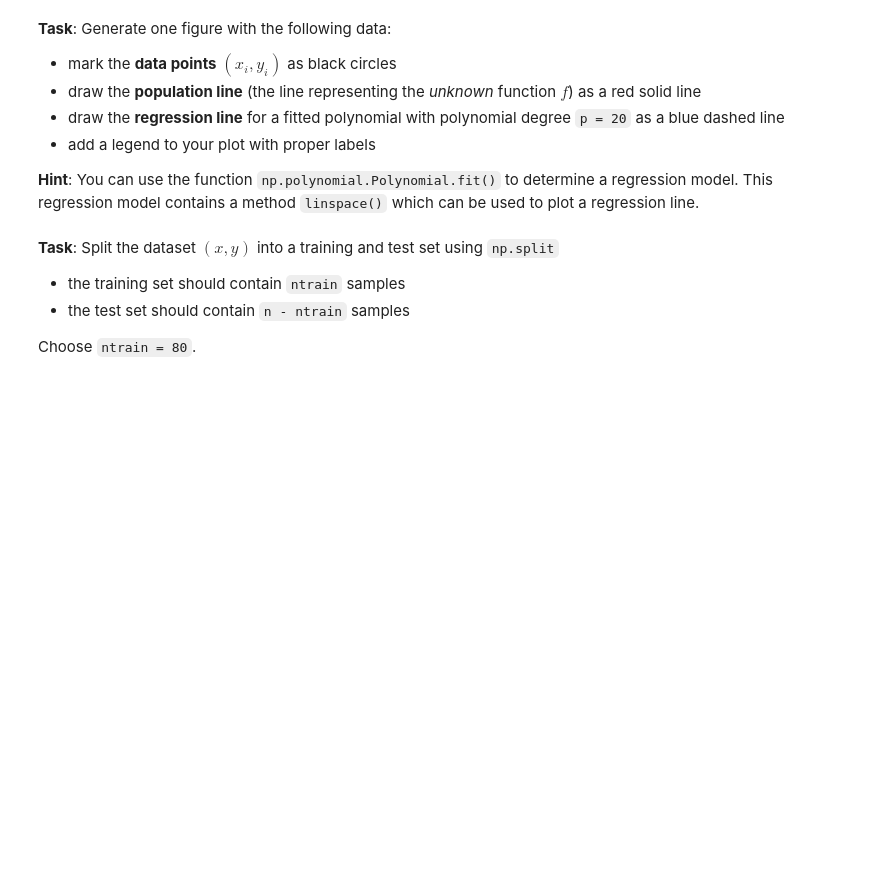
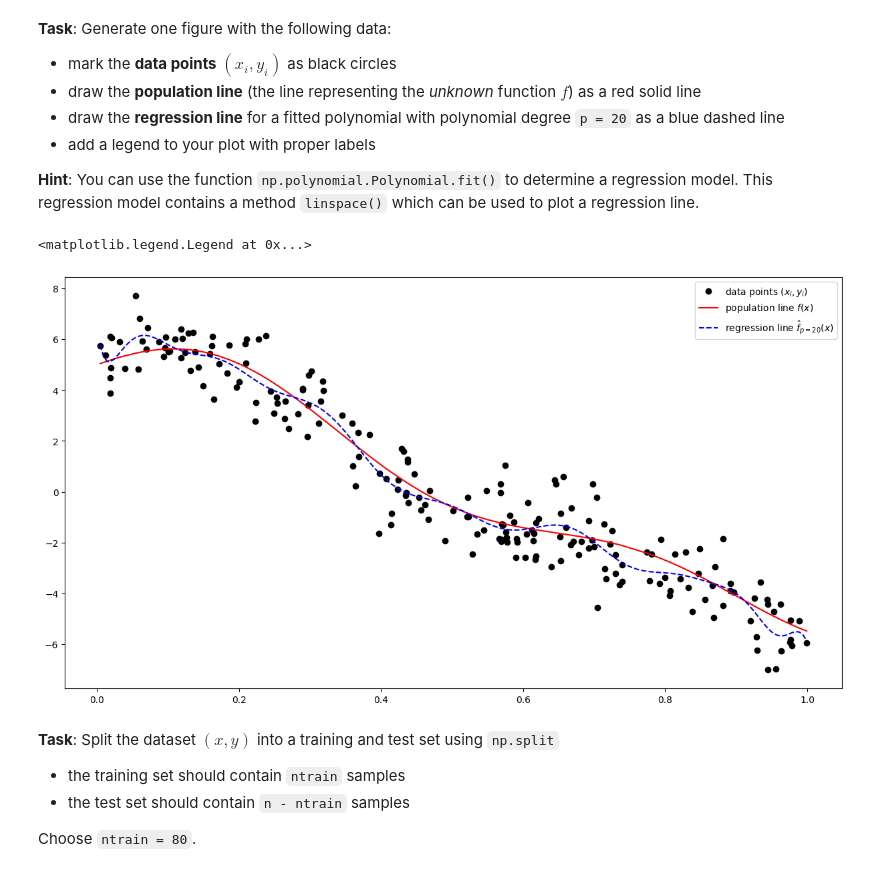
Before and after one commit to Sebphil18/introduction_to_data_science, a Jupyter notebook: exercise3/problem1.ipynb, the cells around one changed output. Saved outputs shown, nothing was run; the diff lists cells and outputs as text; code cells hidden in the pictures; blank space fills up the shorter version.

```diff
--- a/exercise3/problem1.ipynb
+++ b/exercise3/problem1.ipynb
@@ -156,3 +182,7 @@ raise NotImplementedError()
+# %%
+import numpy as np
+
+f = lambda x: np.sin(10*x) + 5 * np.cos(3*x)
 # %%
 assert(np.abs(f(np.pi)+5) < 1e-8)
 assert(np.abs(f(np.pi/2)) < 1e-8)
@@ -162,10 +192,8 @@ assert(np.abs(f(np.pi/2)) < 1e-8)
 # %%
 # Set random seed to make random variables 'predictable'
 np.random.seed(0)
-
-# Generate uniformly distributed data samples over [0,1)
-# YOUR CODE HERE
-raise NotImplementedError()
+n = 200
+x = np.random.uniform(0, 1, n)
 # %%
 assert n == 200
 assert x.shape == (200,)
@@ -185,3 +210,8 @@ raise NotImplementedError()
+# %%
+# YOUR CODE HERE
+eta = np.random.normal(loc=0, scale=1, size=(200))
+epsilon = 1
+y = f(x) + eta * epsilon
 # %%
 assert y.shape == (200,)
 # This cell contains hidden tests. Don't remove it!
@@ -204,3 +226,21 @@ raise NotImplementedError()
+# %%
+import matplotlib.pyplot as plt
+from numpy import polynomial
+
+plt.rcParams['figure.figsize'] = (15,8)
+
+x_sorted = np.sort(x)
+fhat = polynomial.Polynomial.fit(x, y, deg=20)
+xhat, yhat = fhat.linspace(np.shape(x)[0])
+
+fig = plt.figure(1, clear = True)
+plt.plot(x, y, marker='o', color='black', linestyle='None', label='data points $(x_i, y_i)$')
+plt.plot(x_sorted, f(x_sorted), marker='None', linestyle='-', color='red', label='population line $f(x)$')
+plt.plot(xhat, yhat, marker='None', linestyle='--', color='blue', label='regression line $\hat{f}_{p=20}(x)$')
+plt.legend()
+# %% [output]
+<matplotlib.legend.Legend at 0x...>
+[figure, added]
 # %% [markdown]
 **Task**: Split the dataset $(x,y)$ into a training and test set using `np.split`
 - the training set should contain `ntrain` samples
```
Also changed, not shown: parts of 17 cells of this notebook, 2 other files.
